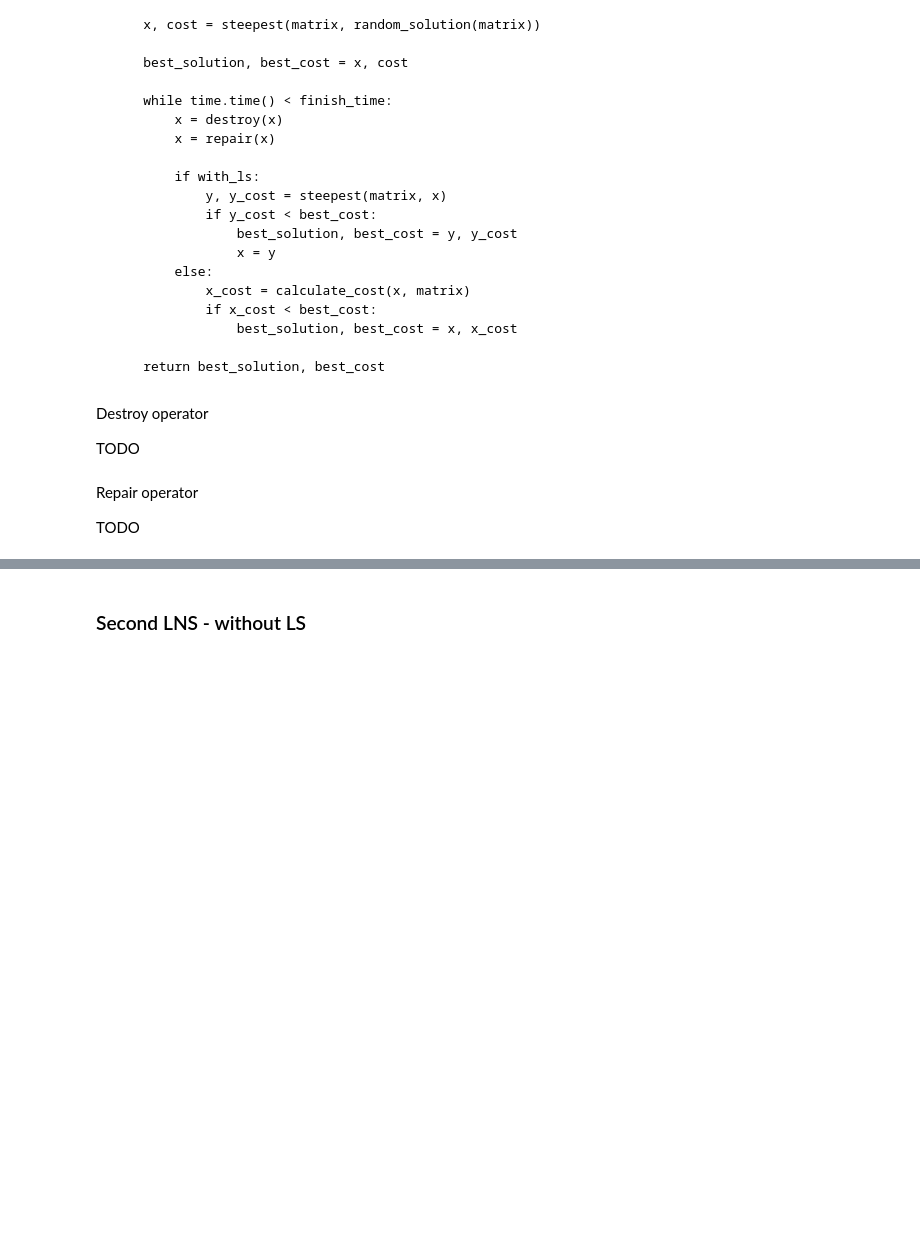
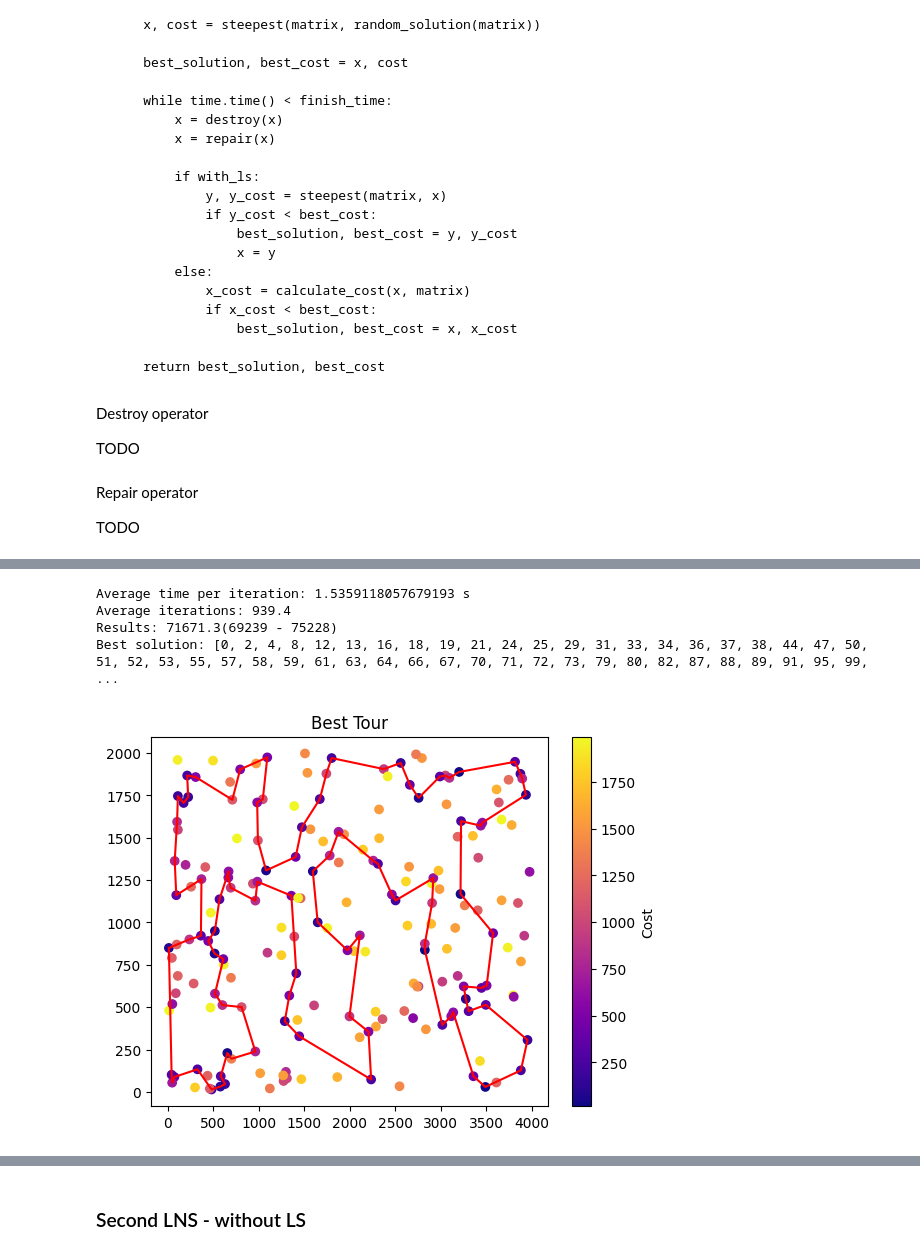
Before and after one commit to Oskshust/evo_comp, a Jupyter notebook: 7/raport.ipynb, the cells around one changed output, grey strips where cells are left out. Saved outputs shown, nothing was run; the diff lists cells and outputs as text; code cells hidden in the pictures; blank space fills up the shorter version.

```diff
--- a/7/raport.ipynb
+++ b/7/raport.ipynb
@@ -78,0 +55,8 @@ Best solution: [0, 1, 4, 5, 6, 7, 8, 12, 19, 20, 21, 22, 24, 25, 26, 27, 31, 32,
+# %%
+run_lns(b)
+# %% [output]
+Average time per iteration: 1.5359118057679193 s
+Average iterations: 939.4
+Results: 71671.3(69239 - 75228)
+Best solution: [0, 2, 4, 8, 12, 13, 16, 18, 19, 21, 24, 25, 29, 31, 33, 34, 36, 37, 38, 44, 47, 50, 51, 52, 53, 55, 57, 58, 59, 61, 63, 64, 66, 67, 70, 71, 72, 73, 79, 80, 82, 87, 88, 89, 91, 95, 99,  ...
+[figure, added]
```
Also changed, not shown: parts of 12 cells of this notebook.
